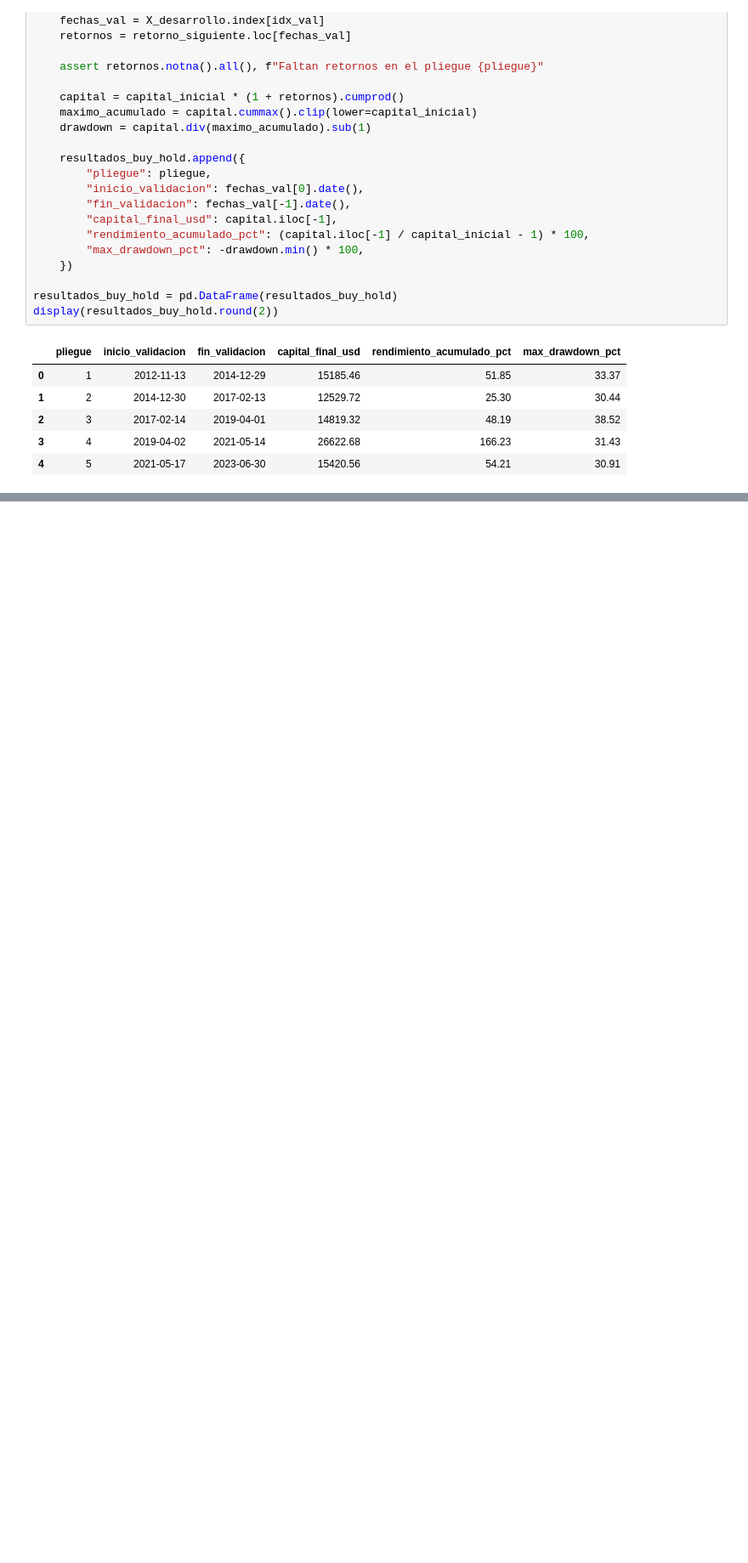
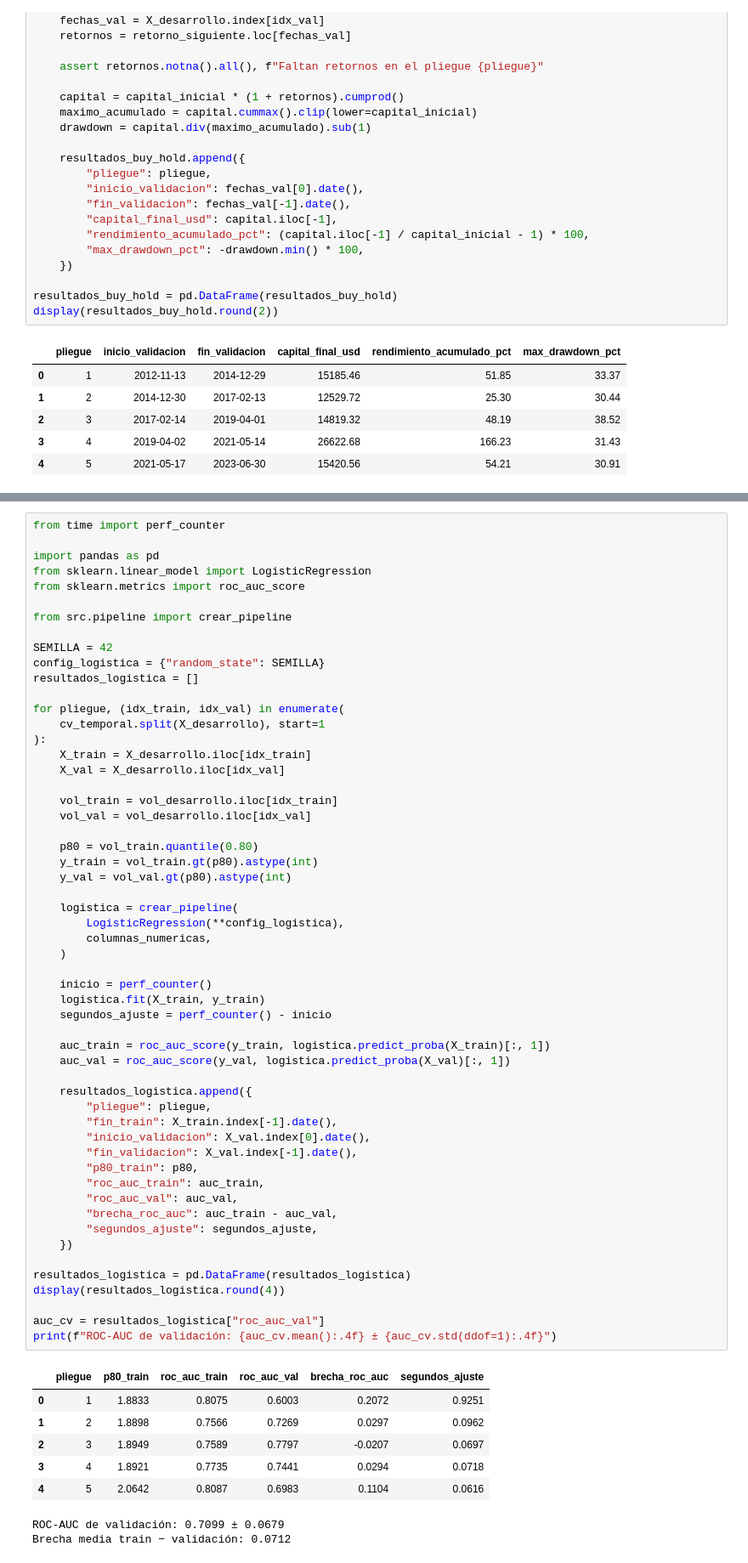
Before and after one commit to Jusevigo/pset3, a Jupyter notebook: notebooks/03_baseline_candidatos.ipynb, the cells around one changed output, grey strips where cells are left out. Shown at 85% size. Saved outputs shown, nothing was run; the diff lists cells and outputs as text; blank space fills up the shorter version.

Commit message:
Agrega regresión logística con validación temporal

```diff
--- a/notebooks/03_baseline_candidatos.ipynb
+++ b/notebooks/03_baseline_candidatos.ipynb
@@ -438,0 +445,64 @@ print("Run ID:", corrida.info.run_id)
+# %%
+from time import perf_counter
+
+import pandas as pd
+from sklearn.linear_model import LogisticRegression
+from sklearn.metrics import roc_auc_score
+
+from src.pipeline import crear_pipeline
+
+SEMILLA = 42
+config_logistica = {"random_state": SEMILLA}
+resultados_logistica = []
+
+for pliegue, (idx_train, idx_val) in enumerate(
+    cv_temporal.split(X_desarrollo), start=1
+):
+    X_train = X_desarrollo.iloc[idx_train]
+    X_val = X_desarrollo.iloc[idx_val]
+
+    vol_train = vol_desarrollo.iloc[idx_train]
+    vol_val = vol_desarrollo.iloc[idx_val]
+
+    p80 = vol_train.quantile(0.80)
+    y_train = vol_train.gt(p80).astype(int)
+    y_val = vol_val.gt(p80).astype(int)
+
+    logistica = crear_pipeline(
+        LogisticRegression(**config_logistica),
+        columnas_numericas,
+    )
+
+    inicio = perf_counter()
+    logistica.fit(X_train, y_train)
+    segundos_ajuste = perf_counter() - inicio
+
+    auc_train = roc_auc_score(y_train, logistica.predict_proba(X_train)[:, 1])
+    auc_val = roc_auc_score(y_val, logistica.predict_proba(X_val)[:, 1])
+
+    resultados_logistica.append({
+        "pliegue": pliegue,
+        "fin_train": X_train.index[-1].date(),
+        "inicio_validacion": X_val.index[0].date(),
+        "fin_validacion": X_val.index[-1].date(),
+        "p80_train": p80,
+        "roc_auc_train": auc_train,
+        "roc_auc_val": auc_val,
+        "brecha_roc_auc": auc_train - auc_val,
+        "segundos_ajuste": segundos_ajuste,
+    })
+
+resultados_logistica = pd.DataFrame(resultados_logistica)
+display(resultados_logistica.round(4))
+
+auc_cv = resultados_logistica["roc_auc_val"]
+print(f"ROC-AUC de validación: {auc_cv.mean():.4f} ± {auc_cv.std(ddof=1):.4f}")
+# %% [output]
+|  | pliegue | p80_train | roc_auc_train | roc_auc_val | brecha_roc_auc | segundos_ajuste |
+| 0 | 1 | 1.8833 | 0.8075 | 0.6003 | 0.2072 | 0.9251 |
+| 1 | 2 | 1.8898 | 0.7566 | 0.7269 | 0.0297 | 0.0962 |
+| 2 | 3 | 1.8949 | 0.7589 | 0.7797 | -0.0207 | 0.0697 |
+| 3 | 4 | 1.8921 | 0.7735 | 0.7441 | 0.0294 | 0.0718 |
+| 4 | 5 | 2.0642 | 0.8087 | 0.6983 | 0.1104 | 0.0616 |
+ROC-AUC de validación: 0.7099 ± 0.0679
+Brecha media train − validación: 0.0712
```
Also changed, not shown: parts of 3 cells of this notebook.
